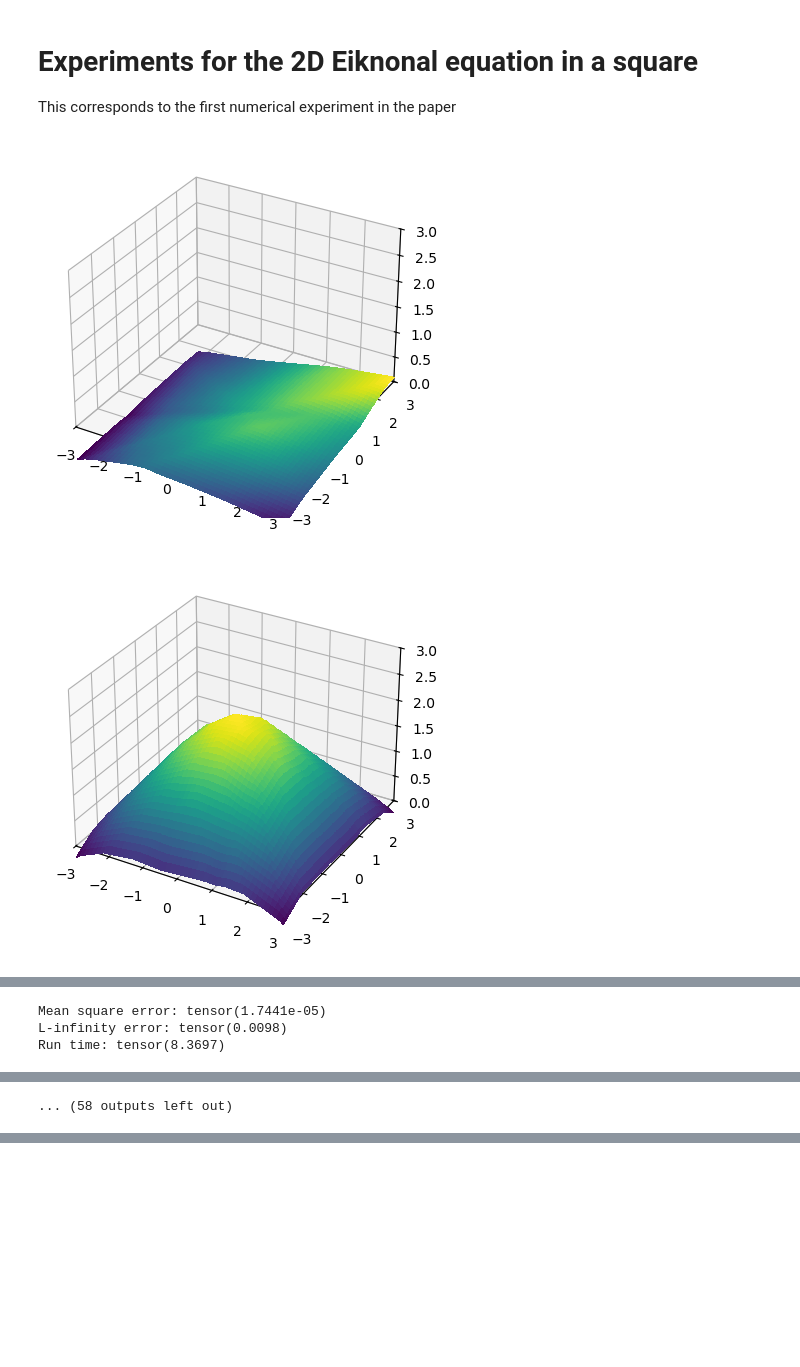
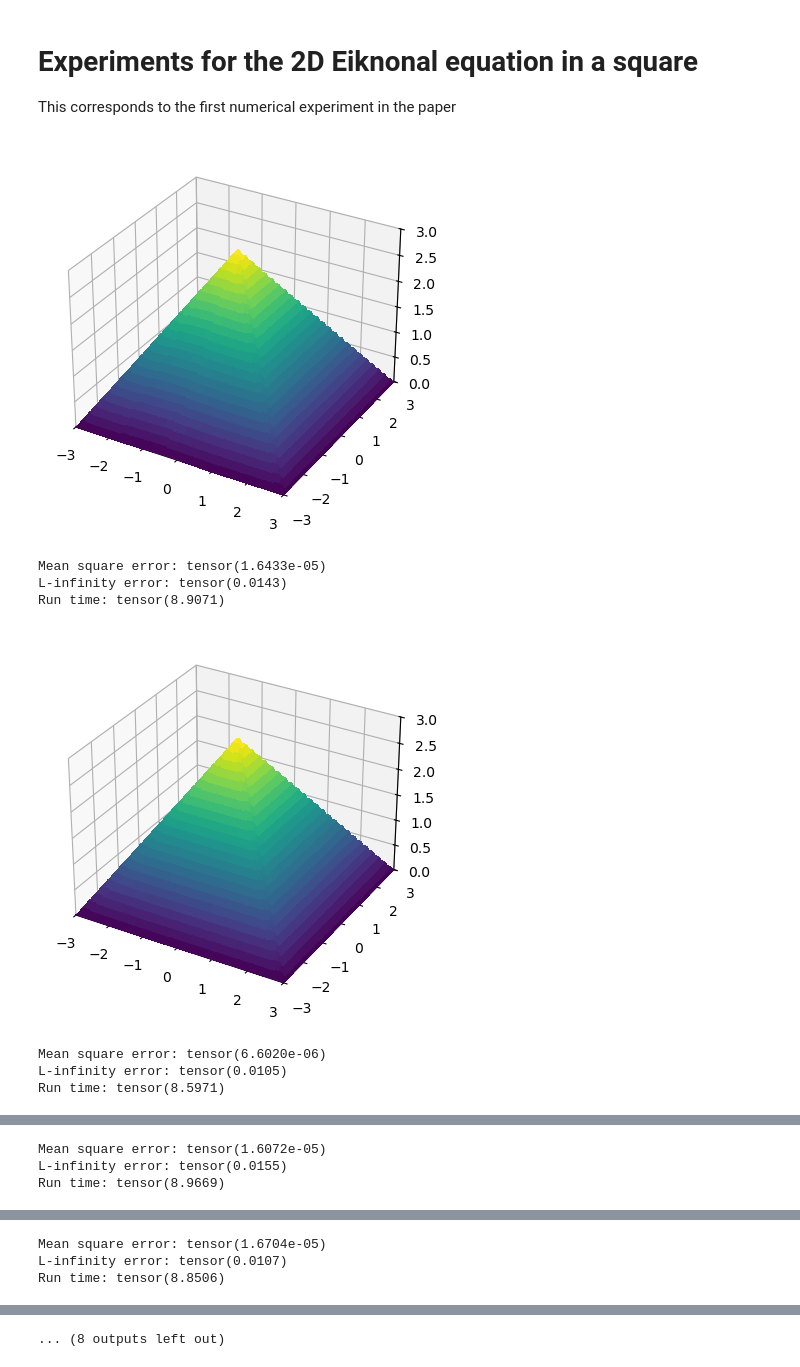
Before and after one commit to utkaiser/HamiltonJacobi_LeastSquares_LxF_NNs, a Jupyter notebook: Notebooks_revised/Eikonal_2d.ipynb, the cells around one changed output, grey strips where cells are left out. Saved outputs shown, nothing was run; the diff lists cells and outputs as text; code cells hidden in the pictures; blank space fills up the shorter version.

Commit message:
reporting the evolution of the error std in 2d cube

```diff
--- a/Notebooks_revised/Eikonal_2d.ipynb
+++ b/Notebooks_revised/Eikonal_2d.ipynb
@@ -71,37 +71,43 @@ for j in range(n_experiments):
     X_axis = 0
     Y_axis = 1
     n_grid = 100
-    plot_2d_proj(X_axis, Y_axis, NN, n_grid, side_length)
+    #plot_2d_proj(X_axis, Y_axis, NN, n_grid, side_length)
 
     for i in range(rounds):
 
         training_params['alpha'] = alpha_list[i]
         training_params['delta'] = delta_list[i]
         training_params['n_coloc_points'] = N_col_list[i]
         training_params['n_boundary_points'] = N_b_list[i]
         training_params['num_iterations'] = num_iterations_list[i]
 
         t0 = t()
         total_loss, PDE_loss, boundary_loss = train(NN, domain, training_params)
         t1 = t() - t0
 
 
         MC_points = int(1e5) # Number of grid points for comparison with the ground truth
         MSE, L_inf = error_cube(NN, side_length, MC_points)
 
         MSE_history[j, i] = MSE
         L_inf_error_history[j, i] = L_inf
         run_time_history[j, i] = t1
 
         X_axis = 0
         Y_axis = 1
 
         n_grid = 100
-        plot_2d_proj(X_axis, Y_axis, NN, n_grid, side_length)
+    plot_2d_proj(X_axis, Y_axis, NN, n_grid, side_length)
 
     print('Mean square error:', MSE)
     print('L-infinity error:', L_inf)
-    print('Run time:', run_time_history.sum())
+    print('Run time:', run_time_history[j].sum())
 # %% [output]
-[figure, old version]
+[figure, new version]
+Mean square error: tensor(1.6433e-05)
+L-infinity error: tensor(0.0143)
+Run time: tensor(8.9071)
-[figure, old version]
+[figure, new version]
+Mean square error: tensor(6.6020e-06)
+L-infinity error: tensor(0.0105)
+Run time: tensor(8.5971)
@@ -108,0 +115,3 @@ for j in range(n_experiments):
+Mean square error: tensor(1.6072e-05)
+L-infinity error: tensor(0.0155)
+Run time: tensor(8.9669)
@@ -110 +119,4 @@ for j in range(n_experiments):
+Mean square error: tensor(1.6704e-05)
+L-infinity error: tensor(0.0107)
+Run time: tensor(8.8506)
 [figure]
@@ -111,4 +126 @@ for j in range(n_experiments):
 [figure]
-Mean square error: tensor(1.7441e-05)
-L-infinity error: tensor(0.0098)
-Run time: tensor(8.3697)
@@ -120 +126,0 @@ Run time: tensor(8.3697)
-... (58 outputs left out)
@@ -121,3 +130,4 @@ Run time: tensor(8.3697)
+... (8 outputs left out)
 # %%
 import numpy as np
 
```
Also changed, not shown: parts of 5 cells of this notebook, 1 other file.
